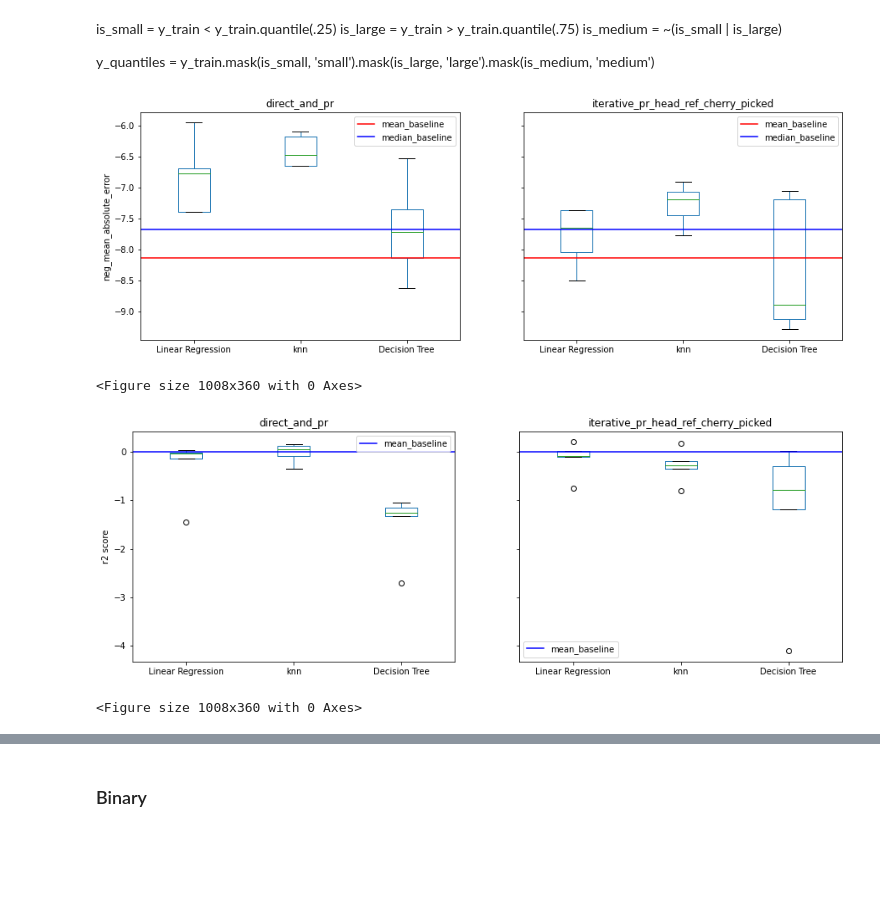
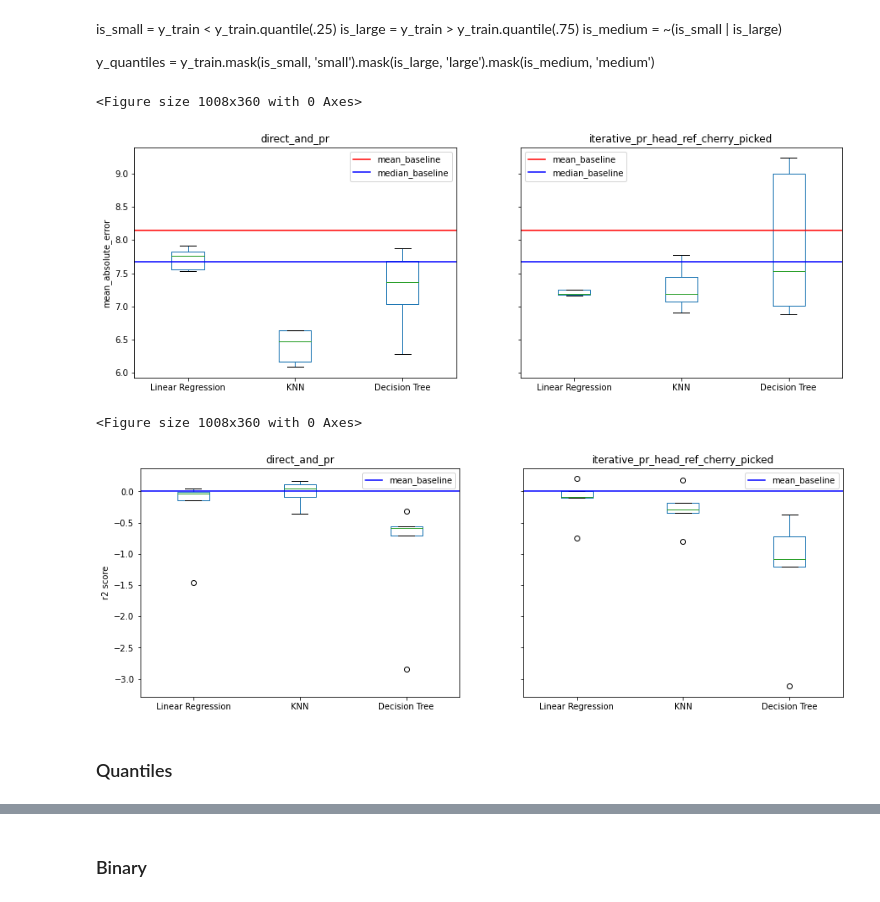
Before and after one commit to IncioMan/Continuous-Integration-metrics-for-post-release-bugs-prediction, a Jupyter notebook: notebooks/analysis/Machine_learning_all.ipynb, the cells around one changed output, grey strips where cells are left out. Drawn from its saved outputs; the diff is of its cells as text; code cells hidden in the pictures; blank space fills up the shorter version.

Commit message:
regression + quantiles (close to finish)

```diff
--- a/notebooks/analysis/Machine_learning_all.ipynb
+++ b/notebooks/analysis/Machine_learning_all.ipynb
@@ -833,11 +836,13 @@ iterative_pr_head_ref_cherry_picked [-7.19090909 -7.04863636 -8.89454545 -9.1327
 # %%
 method_knn_regr_features = {}
+method_knn_feature_performance = {}
 for method in methods:
-    features, score = forward_feature_selection(KNeighborsRegressor(), method_x_train[method],\
+    features, score, feature_performance = forward_feature_selection(KNeighborsRegressor(), method_x_train[method],\
                                            method_y_train[method], cv=cross_validation_strategy)
     print("-"*20)
     print(method, features, score)
     print("-"*20)
     method_knn_regr_features[method] = features
+    method_knn_feature_performance = feature_performance
 # %% [output]
 --------------------
@@ -895,12 +913,14 @@ iterative_pr_head_ref_cherry_picked [-7.18493506 -6.9109697  -7.07381818 -7.7716
 'def forward_cross_validation(model, X, y):\n    best_performance = cross_val_score(DummyRegressor(strategy="mean"), X, y, scoring="neg_mean_absolute_error").mean()\n    added_columns = set()\n    whi ...
 # %%
 method_lin_regr_features = {}
+method_lin_regr_feature_performance = {}
 for method in methods:
-    features, score = forward_feature_selection(LinearRegression(), method_x_train[method],\
+    features, score, feature_performance = forward_feature_selection(LinearRegression(), method_x_train[method],\
                                            method_y_train[method], cv=cross_validation_strategy)
     print("-"*20)
     print(method, features, score)
     print("-"*20)
     method_lin_regr_features[method] = features
+    method_lin_regr_feature_performance = feature_performance
 # %% [output]
 --------------------
@@ -911 +931,8 @@ iterative_pr_head_ref_cherry_picked {'failed_gp1_bs2_n_bursts_mean', 'mean_faile
 --------------------
+# %%
+plt.figure()
+ax = pd.DataFrame(method_lin_regr_feature_performance).plot(kind="box")
+ax.set(ylabel="R2_score")
+ax.set_xticklabels(ax.get_xticklabels(),rotation=30)
+plt.savefig(f"{figure_folder}/machine_learning_results/{mask_name}/linreg_feature_selection_r2.png", transparent=True, bbox_inches='tight', pad_inches=0.2)
+plt.show()
@@ -912,5 +942,5 @@ iterative_pr_head_ref_cherry_picked {'failed_gp1_bs2_n_bursts_mean', 'mean_faile
 # %%
-method_lin_regr_r2 = {}
+method_linregression_r2 = {}
 method_linregression_nmae = {}
 for method in methods:
     features = method_lin_regr_features[method]
@@ -940,34 +970,34 @@ is_medium = ~(is_small | is_large)
 
 y_quantiles = y_train.mask(is_small, 'small').mask(is_large, 'large').mask(is_medium, 'medium')
 # %%
+plt.figure()
 fig, axes = plt.subplots(nrows=1, ncols=len(methods), sharey=True, figsize=(15.0, 5.0))
-plt.figure()
 scores = {"Linear Regression":method_linregression_nmae,
-          "knn": method_knregressor_neg_mean_error,
+          "KNN": method_knregressor_neg_mean_error,
           "Decision Tree": method_randomregressor_neg_mean_error
          }
 for i, method in enumerate(methods):
     data = {}
     for model, score in scores.items():
-        data[model] = score[method]
+        data[model] = -score[method]
     ax = pd.DataFrame(data).plot(kind="box", showfliers=False, ax=axes[i])
     x = method_x_train[method]
     y = method_y_train[method]
-    ax.axhline(y=-mean_absolute_error(DummyRegressor(strategy="mean").fit(x, y).predict(y), y),color='r', label="mean_baseline")
-    ax.axhline(y=-mean_absolute_error(DummyRegressor(strategy="median").fit(x, y).predict(y), y),color='b', label="median_baseline")
+    ax.axhline(y=mean_absolute_error(DummyRegressor(strategy="mean").fit(x, y).predict(y), y),color='r', label="mean_baseline")
+    ax.axhline(y=mean_absolute_error(DummyRegressor(strategy="median").fit(x, y).predict(y), y),color='b', label="median_baseline")
     ax.legend()
     ax.set_title(method)
     if i == 0:
-        ax.set(ylabel="neg_mean_absolute_error")
+        ax.set(ylabel="mean_absolute_error")
 plt.savefig(f"{figure_folder}/machine_learning_results/{mask_name}/regression_neg_mean_absolute_error.png", transparent=True, bbox_inches='tight', pad_inches=0.2)
 # %% [output]
+<Figure size 1008x360 with 0 Axes>
-[figure, old version]
+[figure, new version]
-<Figure size 1008x360 with 0 Axes>
 # %%
+plt.figure()
 fig, axes = plt.subplots(nrows=1, ncols=len(methods), sharey=True, figsize=(15.0, 5.0))
-plt.figure()
 scores = {"Linear Regression":method_linregression_r2,
-          "knn": method_knregressor_r2,
+          "KNN": method_knregressor_r2,
           "Decision Tree": method_randomregressor_r2
          }
 for i, method in enumerate(methods):
@@ -985,5 +1015,7 @@ for i, method in enumerate(methods):
         ax.set(ylabel="r2 score")
 plt.savefig(f"{figure_folder}/machine_learning_results/{mask_name}/regression_r2.png", transparent=True, bbox_inches='tight', pad_inches=0.2)
 # %% [output]
+<Figure size 1008x360 with 0 Axes>
-[figure, old version]
+[figure, new version]
-<Figure size 1008x360 with 0 Axes>
+# %% [markdown]
+### Quantiles
```
Also changed, not shown: parts of 30 cells of this notebook, 27 other files.
